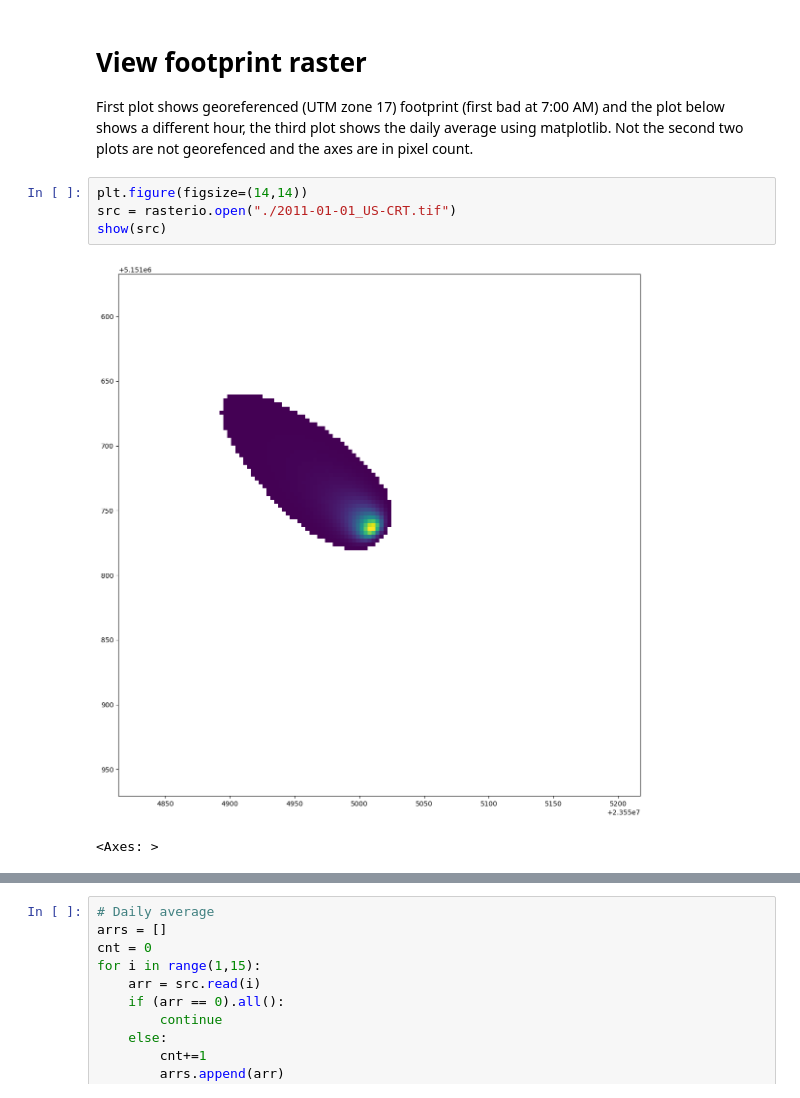
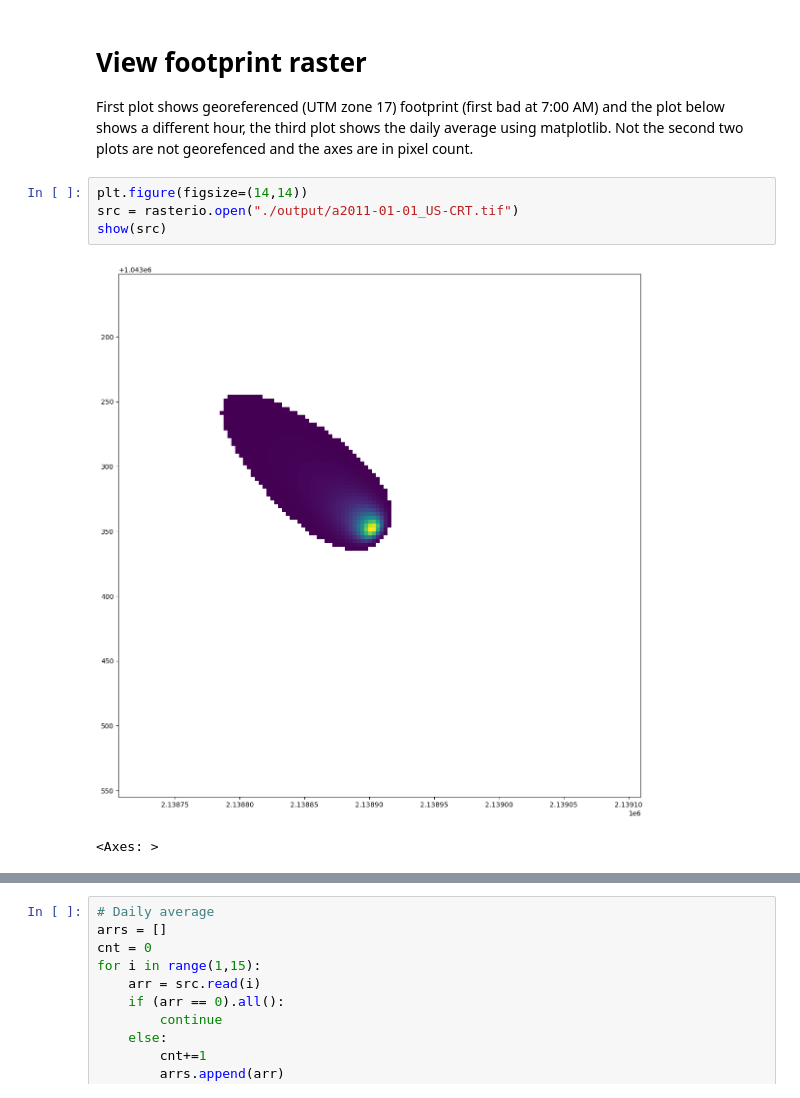
Before and after one commit to Open-ET/flux-data-footprint, a Jupyter notebook: example notebooks/using_fluxdataqaqc_with_AMF/example with flux-data-qaqc.ipynb, the cells around one changed output, grey strips where cells are left out. Cells and saved outputs as stored; diff of their text form.

```diff
--- a/example notebooks/using_fluxdataqaqc_with_AMF/example with flux-data-qaqc.ipynb
+++ b/example notebooks/using_fluxdataqaqc_with_AMF/example with flux-data-qaqc.ipynb
@@ -222,10 +247,10 @@ IndexError: arrays used as indices must be of integer (or boolean) type
 First plot shows georeferenced (UTM zone 17) footprint (first bad at 7:00 AM) and the plot below shows a different hour, the third plot shows the daily average using matplotlib. Not the second two plots are not georefenced and the axes are in pixel count.
 # %%
 plt.figure(figsize=(14,14))
-src = rasterio.open("./2011-01-01_US-CRT.tif")
+src = rasterio.open("./output/a2011-01-01_US-CRT.tif")
 show(src)
 # %% [output]
-[figure, old version]
+[figure, new version]
 <Axes: >
 # %%
 # for 10:00 AM
```
Also changed, not shown: parts of 12 cells of this notebook, 8 other files.
